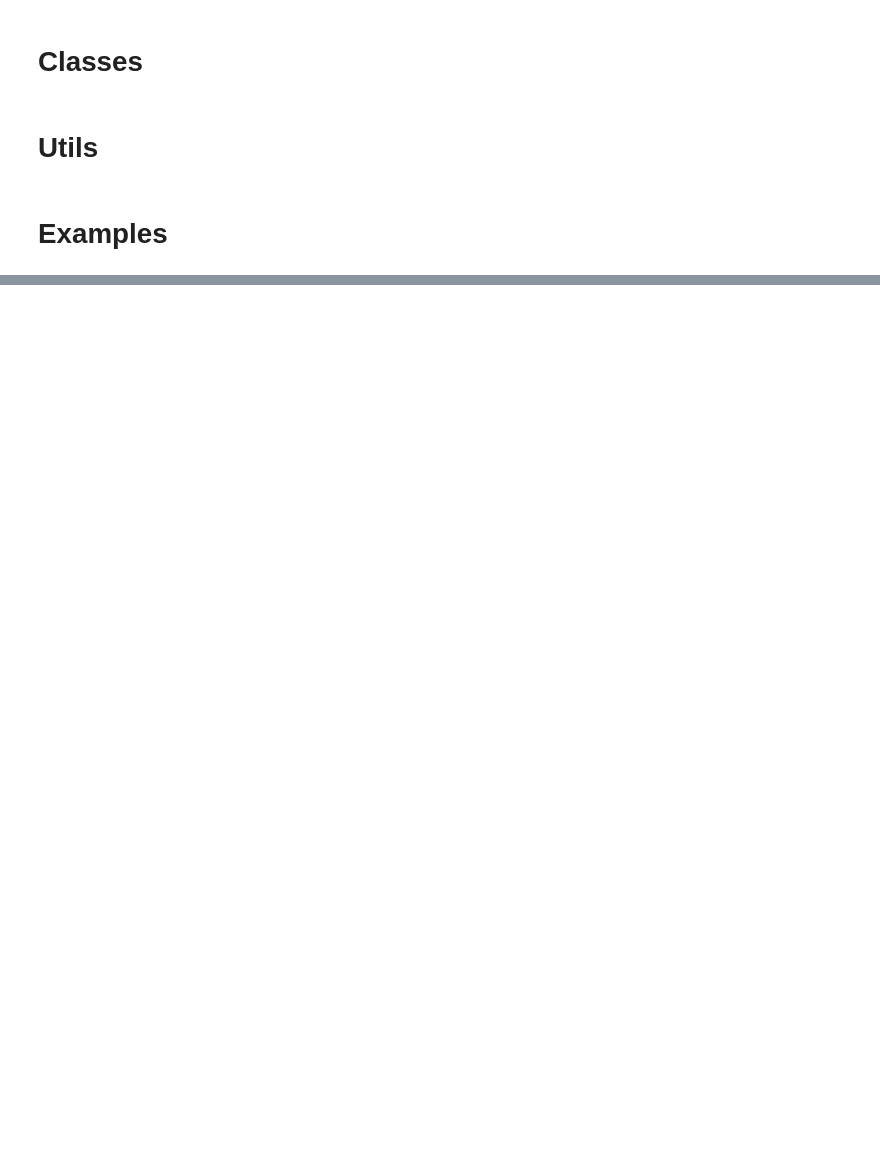
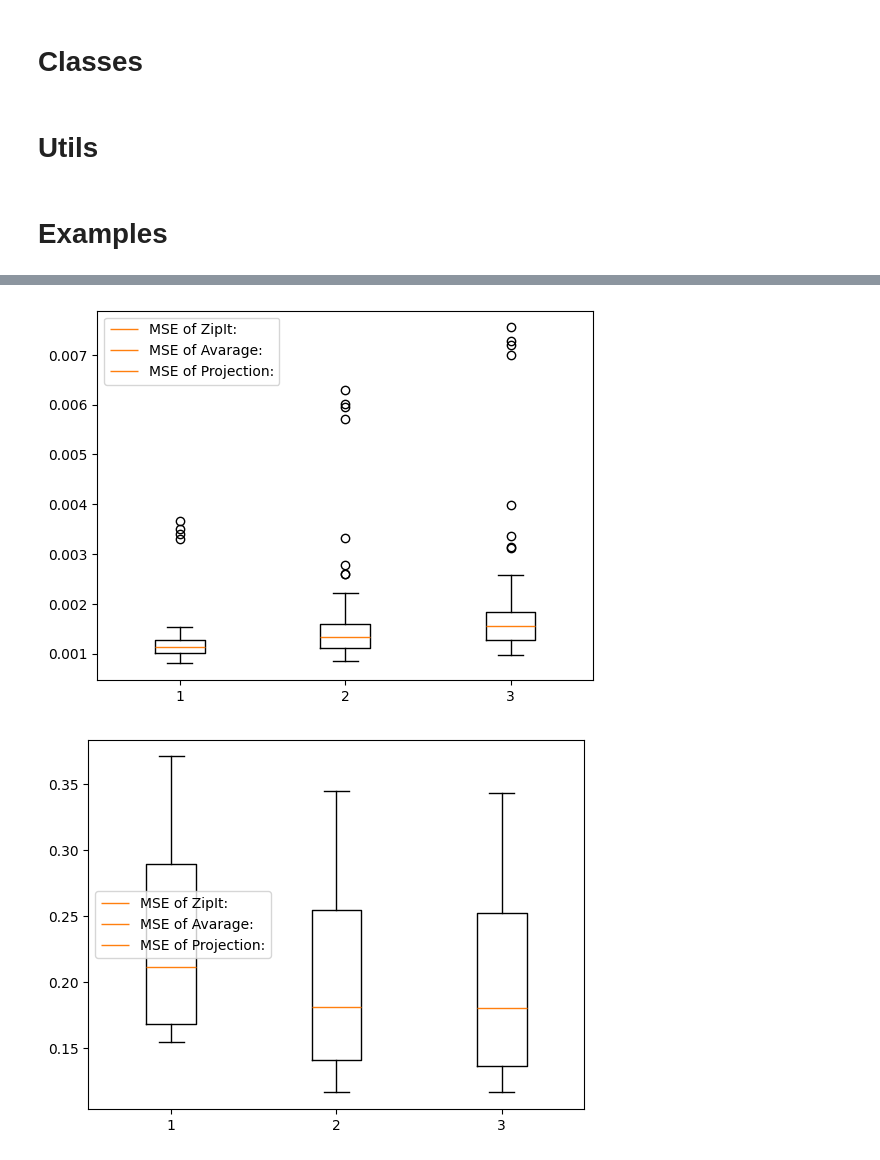
Before and after one commit to CTLab-ITMO/MoE_Optimization, a Jupyter notebook: merging/ZipIt_MSE.ipynb, the cells around one changed output, grey strips where cells are left out. Cells and saved outputs as stored; diff of their text form; code cells hidden in the pictures; blank space fills up the shorter version.

```diff
--- a/merging/ZipIt_MSE.ipynb
+++ b/merging/ZipIt_MSE.ipynb
@@ -305,0 +470,11 @@ find_mlp_mse_err_visual(n=100, hidden=400, out=100, type=VISUAL_TYPE_HIST_STACKE
+# %%
+plt.boxplot(all_means.values(), label=all_means.keys())
+plt.legend()
+plt.show()
+plt.boxplot(all_times.values(), label=all_means.keys())
+plt.legend()
+plt.show()
+pass
+# %% [output]
+[figure, added]
+[figure, added]
```
Also changed, not shown: parts of 35 cells of this notebook.
